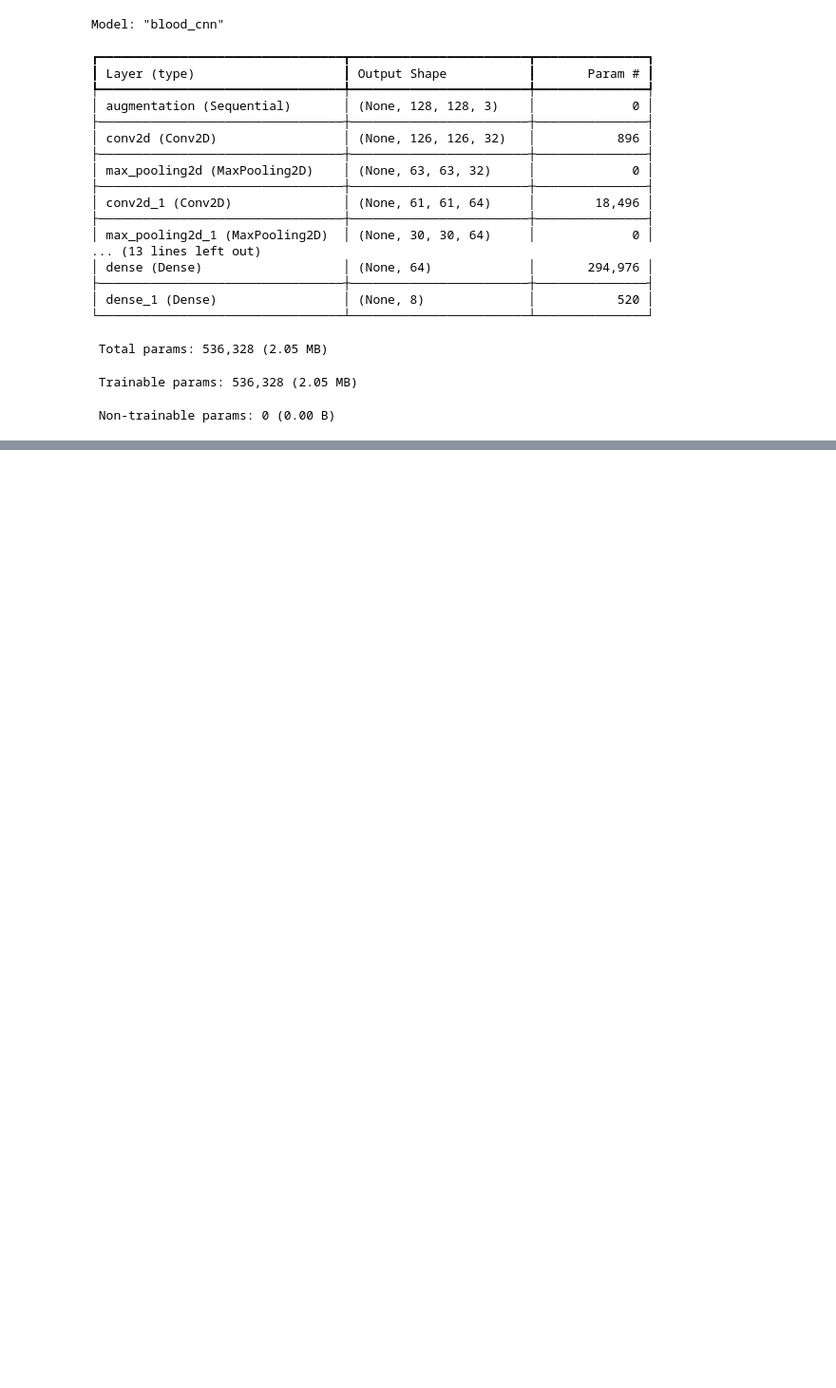
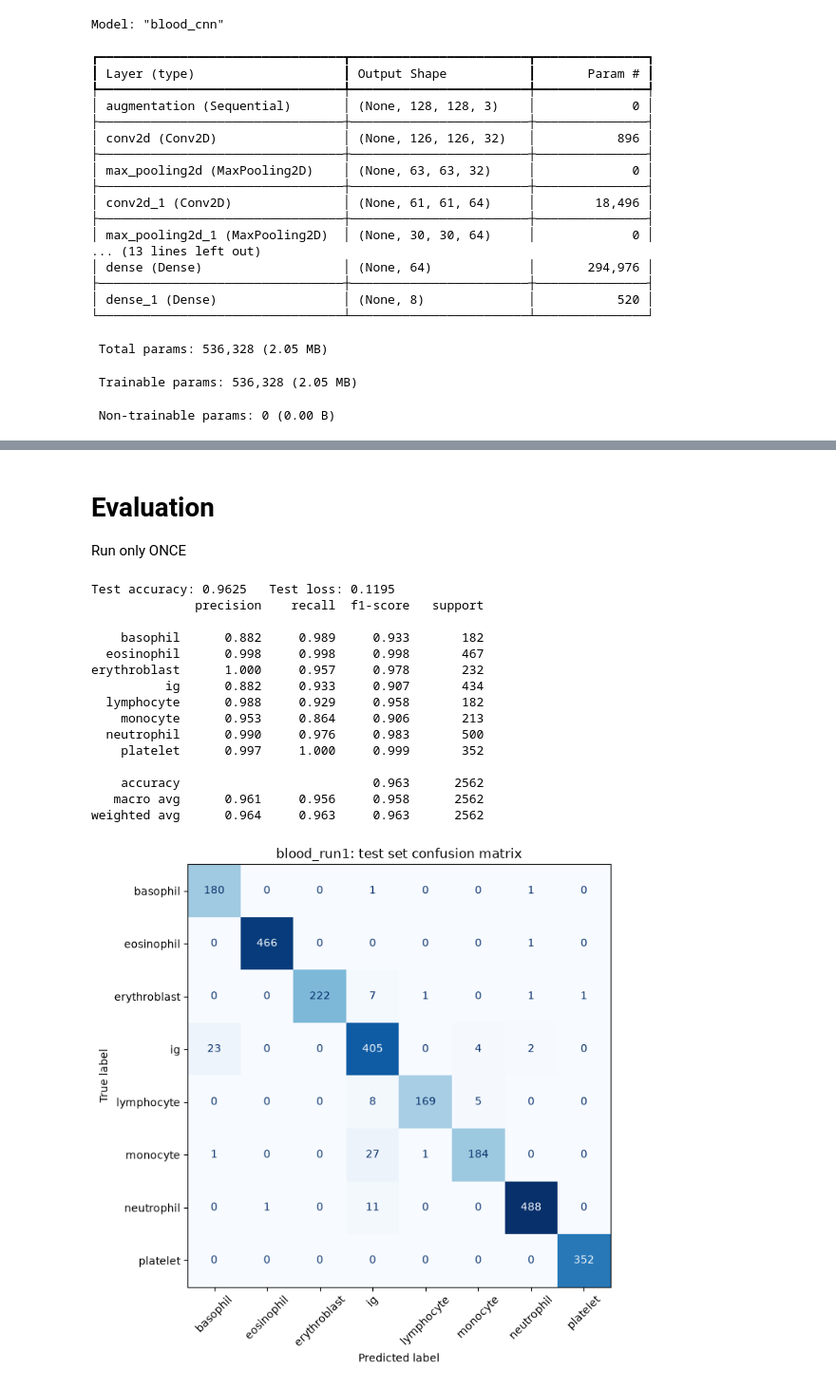
Before and after one commit to tituslogoo/cnn-assignment, a Jupyter notebook: notebooks/blood_classification.ipynb, the cells around one changed output, grey strips where cells are left out. Shown at 95% size. Saved outputs shown, nothing was run; the diff lists cells and outputs as text; code cells hidden in the pictures; blank space fills up the shorter version.

```diff
--- a/notebooks/blood_classification.ipynb
+++ b/notebooks/blood_classification.ipynb
@@ -175,0 +214,42 @@ Model: "blood_cnn"
+# %% [markdown]
+# Evaluation
+Run only ONCE
+# %%
+import numpy as np
+from tensorflow import keras
+from sklearn.metrics import classification_report, confusion_matrix, ConfusionMatrixDisplay
+
+best_model = keras.models.load_model("../results/blood_run1_best.keras")
+
+test_loss, test_acc = best_model.evaluate(test_ds, verbose=0)
+print(f"Test accuracy: {test_acc:.4f}   Test loss: {test_loss:.4f}")
+
+y_true = np.concatenate([y.numpy() for _, y in test_ds])
+y_pred = np.argmax(best_model.predict(test_ds, verbose=0), axis=1)
+
+print(classification_report(y_true, y_pred, target_names=class_names, digits=3))
+
+cm = confusion_matrix(y_true, y_pred)
+fig, ax = plt.subplots(figsize=(8, 7))
+ConfusionMatrixDisplay(cm, display_labels=class_names).plot(ax=ax, cmap="Blues", xticks_rotation=45, colorbar=False)
+ax.set_title("blood_run1: test set confusion matrix")
+plt.tight_layout()
+plt.savefig("../images/blood_run1_confusion_matrix.png", dpi=200, bbox_inches="tight")
+plt.show()
+# %% [output]
+Test accuracy: 0.9625   Test loss: 0.1195
+              precision    recall  f1-score   support
+
+    basophil      0.882     0.989     0.933       182
+  eosinophil      0.998     0.998     0.998       467
+erythroblast      1.000     0.957     0.978       232
+          ig      0.882     0.933     0.907       434
+  lymphocyte      0.988     0.929     0.958       182
+    monocyte      0.953     0.864     0.906       213
+  neutrophil      0.990     0.976     0.983       500
+    platelet      0.997     1.000     0.999       352
+
+    accuracy                          0.963      2562
+   macro avg      0.961     0.956     0.958      2562
+weighted avg      0.964     0.963     0.963      2562
+[figure, added]
```
Also changed, not shown: parts of 5 cells of this notebook, 4 other files.
